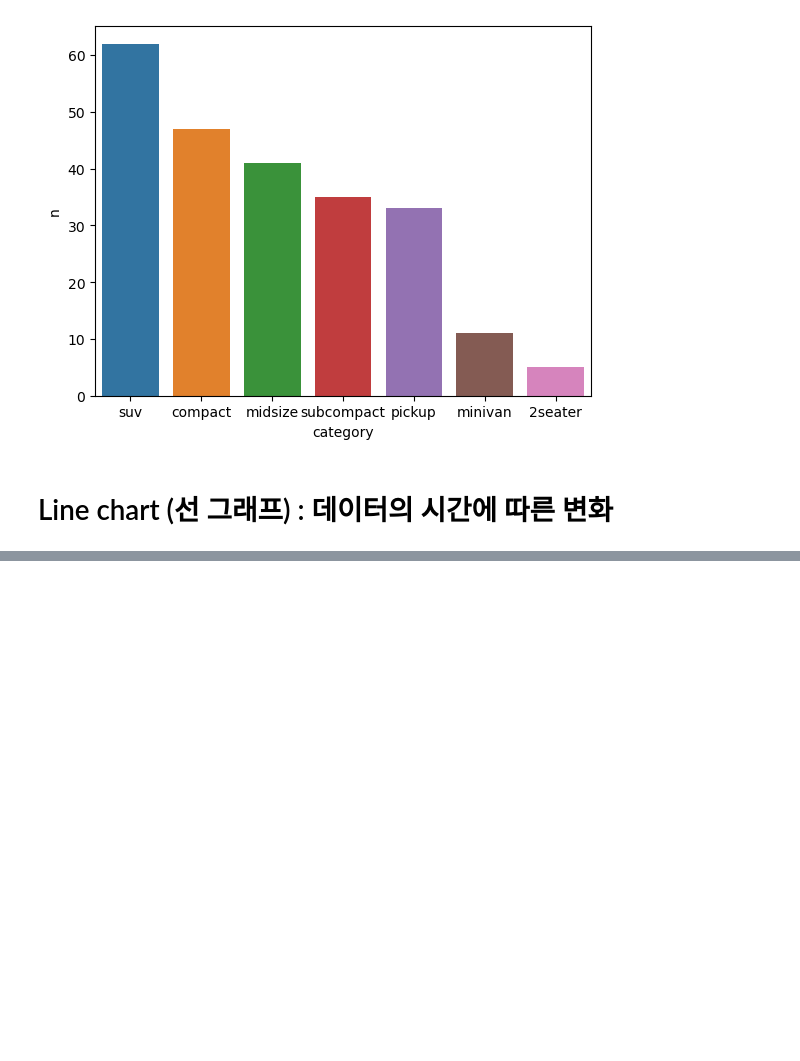
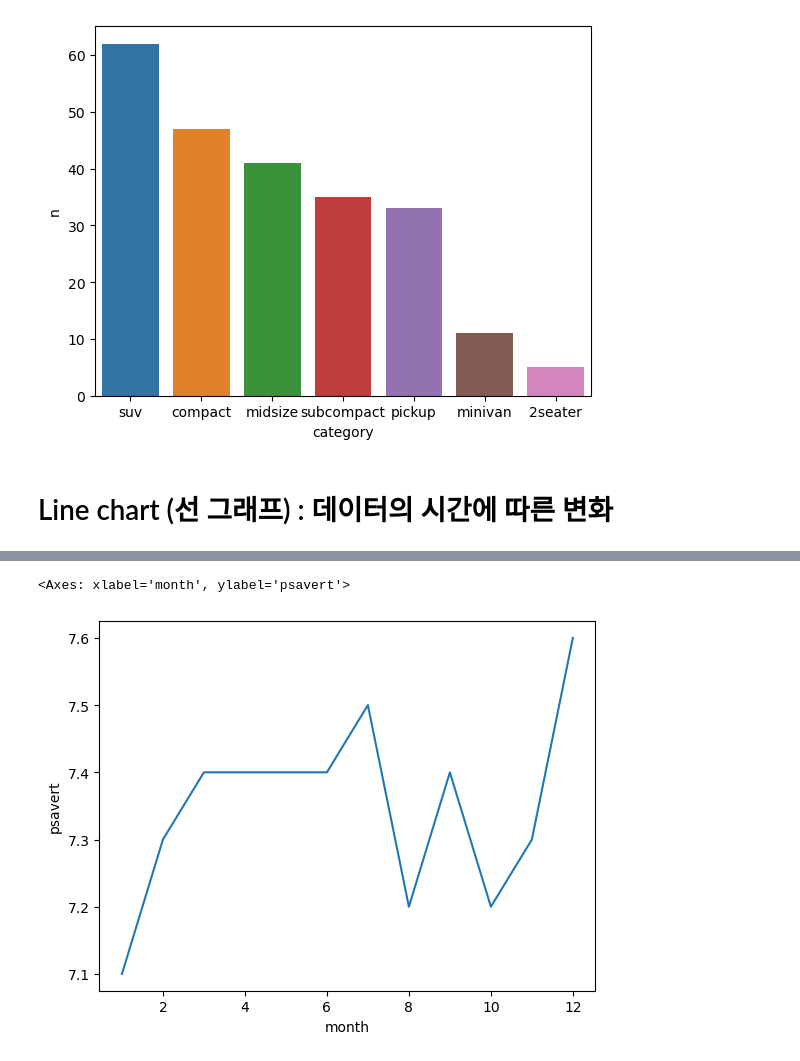
Before and after one commit to brave0duck/easy_python, a Jupyter notebook: 08 - graph.ipynb, the cells around one changed output, grey strips where cells are left out. Cells and saved outputs as stored; diff of their text form; code cells hidden in the pictures; blank space fills up the shorter version.

```diff
--- a/08 - graph.ipynb
+++ b/08 - graph.ipynb
@@ -85,0 +87,12 @@ sns.lineplot(data=economics, x='date2',y='unemploy')
+# %%
+#혼자서 해보기.
+# Q1. psavert(개인저축률)가 시간에 따라 어떻게 변해왔는지 연도별 개인저축률의 변화를 시계열그래프로 표현
+sns.lineplot(data=economics, x='year',y='psavert',errorbar=None)
+
+# Q2. 2014년 월별 psavert변화
+economics['month'] = economics['date2'].dt.month
+eco_2014 = economics.query('year == 2014')
+sns.lineplot(data=eco_2014 , x='month',y='psavert',errorbar=None)
+# %% [output]
+<Axes: xlabel='month', ylabel='psavert'>
+[figure, added]
```
Also changed, not shown: parts of 5 cells of this notebook.
